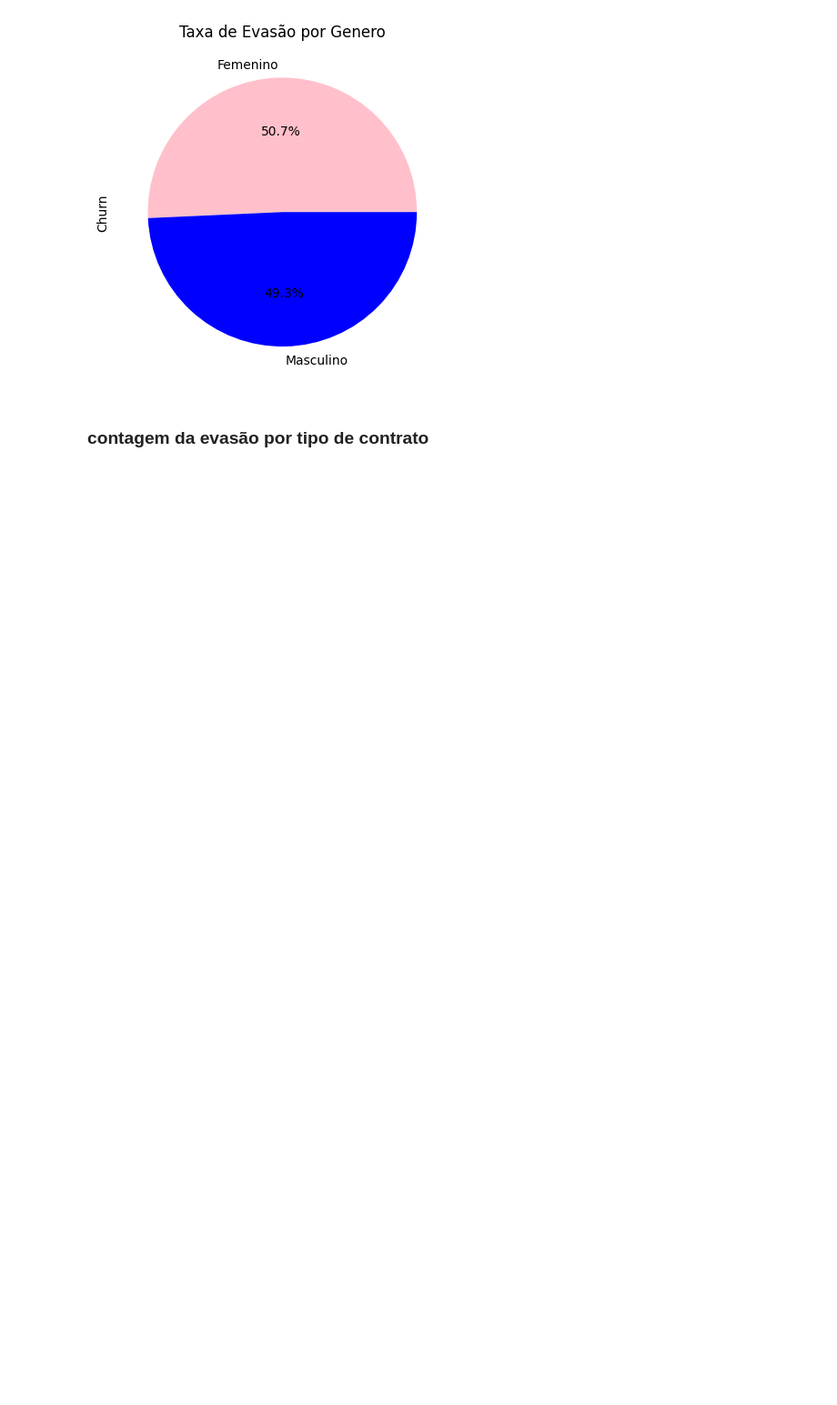
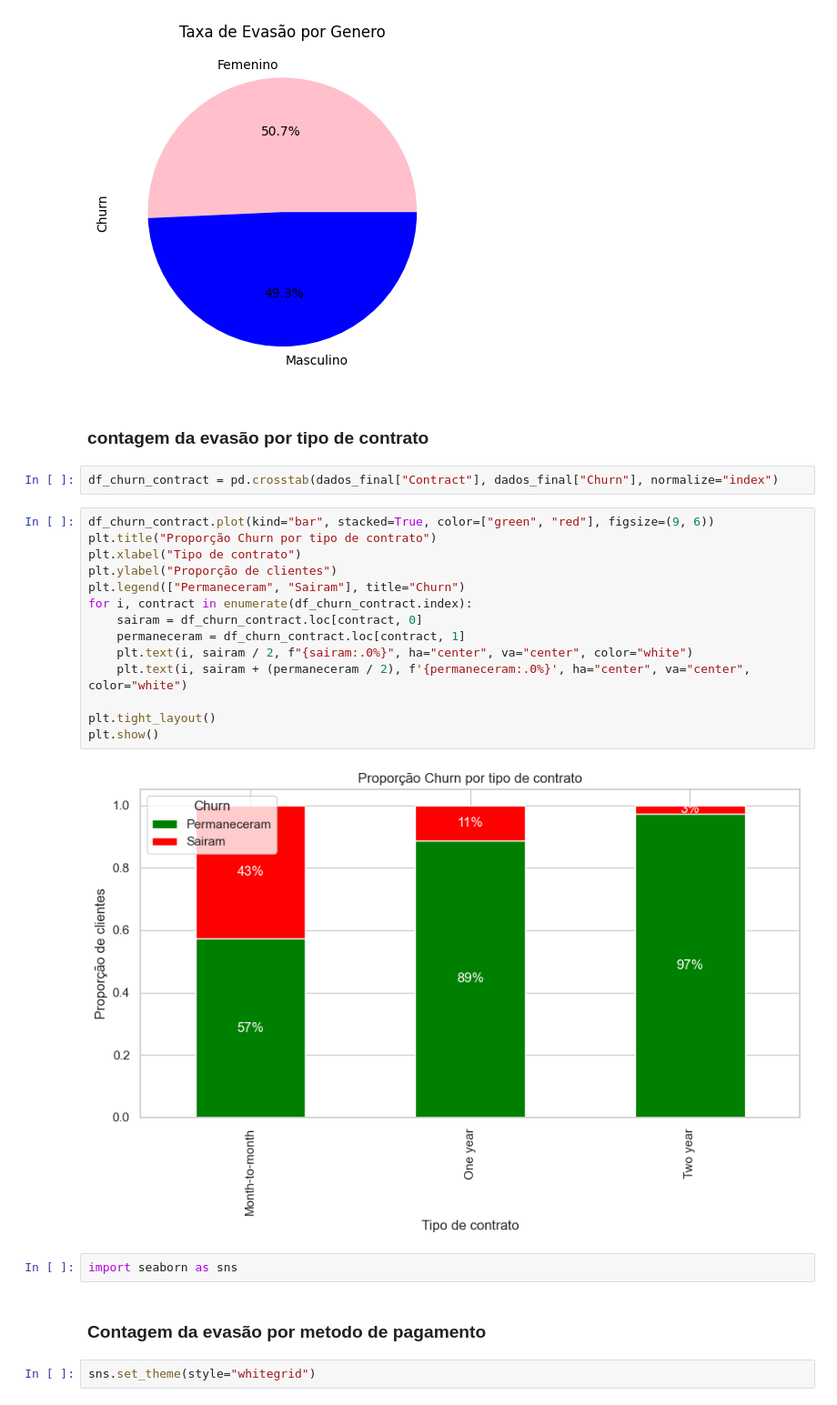
Before and after one commit to FranPomba/challenge_2_telecomX_br, a Jupyter notebook: telecomx_br.ipynb, the cells around one changed output. Shown: that part at 91% size. Cells and saved outputs as stored; diff of their text form; blank space fills up the shorter version.

```diff
--- a/telecomx_br.ipynb
+++ b/telecomx_br.ipynb
@@ -230,3 +229,27 @@ plt.show()
 [figure]
 # %% [markdown]
 ### contagem da evasão por tipo de contrato
+# %%
+df_churn_contract = pd.crosstab(dados_final["Contract"], dados_final["Churn"], normalize="index")
+# %%
+df_churn_contract.plot(kind="bar", stacked=True, color=["green", "red"], figsize=(9, 6))
+plt.title("Proporção Churn por tipo de contrato")
+plt.xlabel("Tipo de contrato")
+plt.ylabel("Proporção de clientes")
+plt.legend(["Permaneceram", "Sairam"], title="Churn")
+for i, contract in enumerate(df_churn_contract.index):
+    sairam = df_churn_contract.loc[contract, 0]
+    permaneceram = df_churn_contract.loc[contract, 1]
+    plt.text(i, sairam / 2, f"{sairam:.0%}", ha="center", va="center", color="white")
+    plt.text(i, sairam + (permaneceram / 2), f'{permaneceram:.0%}', ha="center", va="center", color="white")
+
+plt.tight_layout()
+plt.show()
+# %% [output]
+[figure, added]
+# %%
+import seaborn as sns
+# %% [markdown]
+### Contagem da evasão por metodo de pagamento
+# %%
+sns.set_theme(style="whitegrid")
```
Also changed, not shown: parts of 11 cells of this notebook.
